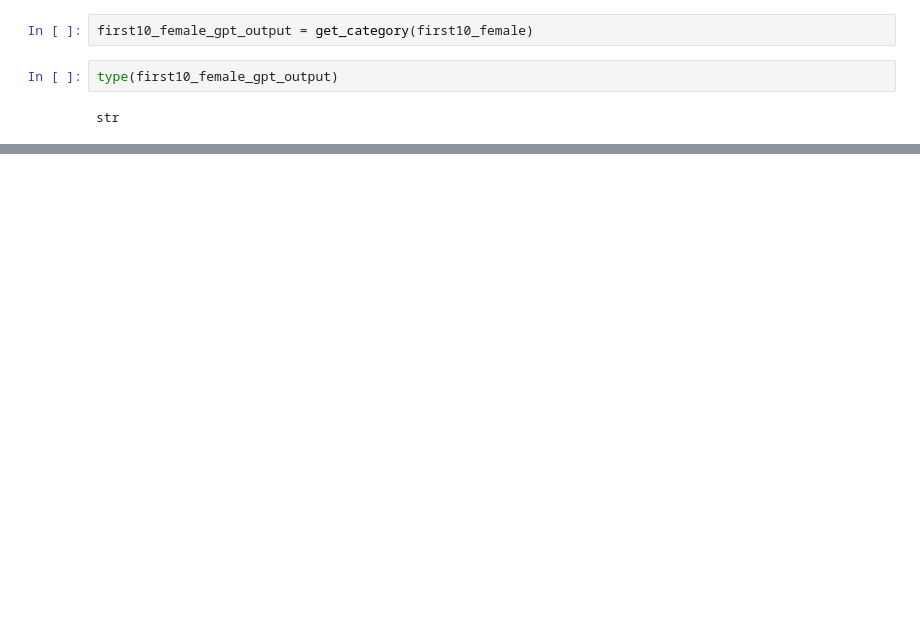
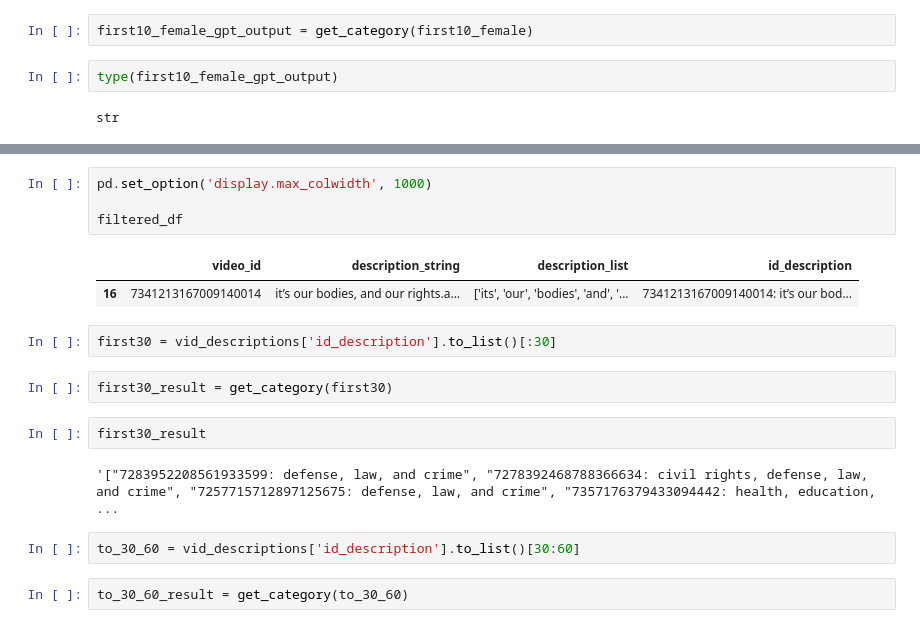
Before and after one commit to tsrogers9/CS315-proj3-group2, a Jupyter notebook: 2-analysis/gpt_categorization.ipynb, the cells around one changed output, grey strips where cells are left out. Saved outputs shown, nothing was run; the diff lists cells and outputs as text; blank space fills up the shorter version.

```diff
--- a/2-analysis/gpt_categorization.ipynb
+++ b/2-analysis/gpt_categorization.ipynb
@@ -92,0 +182,19 @@ AttributeError: 'str' object has no attribute 'choices'
+# %%
+pd.set_option('display.max_colwidth', 1000)
+
+filtered_df
+# %% [output]
+|  | video_id | description_string | description_list | id_description |
+| 16 | 7341213167009140014 | it’s our bodies, and our rights.a... | ['its', 'our', 'bodies', 'and', '... | 7341213167009140014: it’s our bod... |
+# %%
+first30 = vid_descriptions['id_description'].to_list()[:30]
+# %%
+first30_result = get_category(first30)
+# %%
+first30_result
+# %% [output]
+'["7283952208561933599: defense, law, and crime", "7278392468788366634: civil rights, defense, law, and crime", "7257715712897125675: defense, law, and crime", "7357176379433094442: health, education, ...
+# %%
+to_30_60 = vid_descriptions['id_description'].to_list()[30:60]
+# %%
+to_30_60_result = get_category(to_30_60)
```
Also changed, not shown: parts of 75 cells of this notebook.
